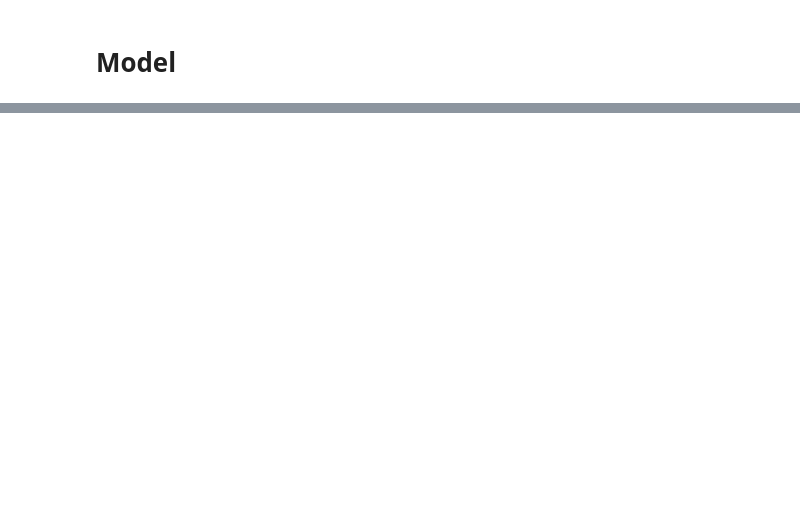
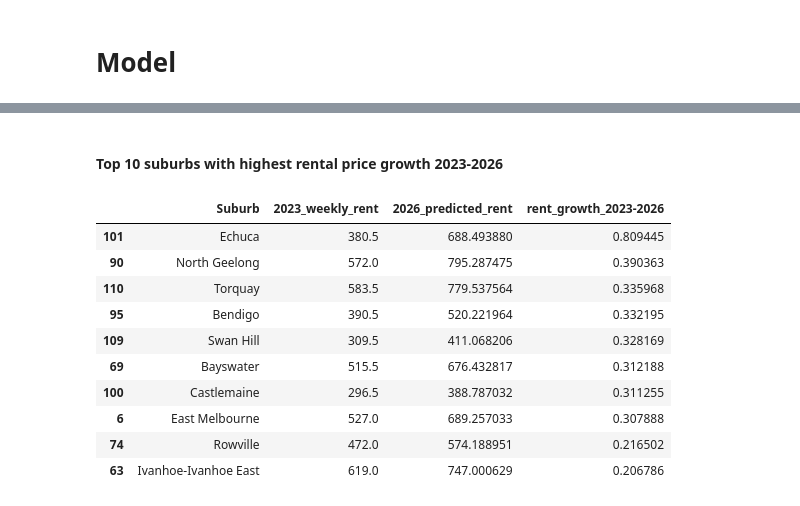
Before and after one commit to MAST30034-AppliedDataScience/project-2-group-real-estate-hexosergeantchelelebratebonitz, a Jupyter notebook: notebooks/Julian/rent_forecasting.ipynb, the cells around one changed output, grey strips where cells are left out. Drawn from its saved outputs; the diff is of its cells as text; code cells hidden in the pictures; blank space fills up the shorter version.

```diff
--- a/notebooks/Julian/rent_forecasting.ipynb
+++ b/notebooks/Julian/rent_forecasting.ipynb
@@ -330,0 +318,18 @@ df_final
+# %% [markdown]
+#### Top 10 suburbs with highest rental price growth 2023-2026
+# %%
+df_new['rent_growth_2023-2026'] = (df_new['2026_predicted_rent'] - df_new['2023_weekly_rent']) / df_new['2023_weekly_rent']
+top_10_growth = df_new[['Suburb', '2023_weekly_rent', '2026_predicted_rent', 'rent_growth_2023-2026']].sort_values(by='rent_growth_2023-2026', ascending=False).head(10)
+top_10_growth
+# %% [output]
+|  | Suburb | 2023_weekly_rent | 2026_predicted_rent | rent_growth_2023-2026 |
+| 101 | Echuca | 380.5 | 688.493880 | 0.809445 |
+| 90 | North Geelong | 572.0 | 795.287475 | 0.390363 |
+| 110 | Torquay | 583.5 | 779.537564 | 0.335968 |
+| 95 | Bendigo | 390.5 | 520.221964 | 0.332195 |
+| 109 | Swan Hill | 309.5 | 411.068206 | 0.328169 |
+| 69 | Bayswater | 515.5 | 676.432817 | 0.312188 |
+| 100 | Castlemaine | 296.5 | 388.787032 | 0.311255 |
+| 6 | East Melbourne | 527.0 | 689.257033 | 0.307888 |
+| 74 | Rowville | 472.0 | 574.188951 | 0.216502 |
+| 63 | Ivanhoe-Ivanhoe East | 619.0 | 747.000629 | 0.206786 |
```
Also changed, not shown: parts of 11 cells of this notebook.
